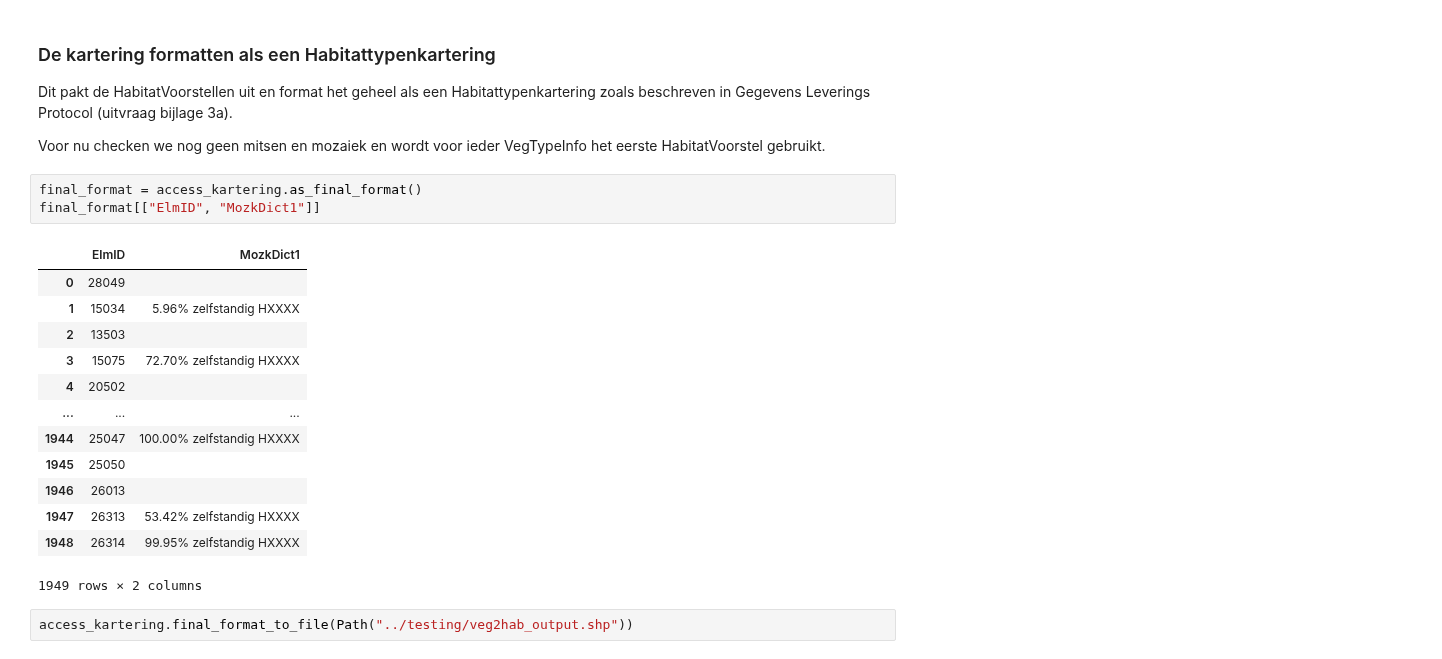
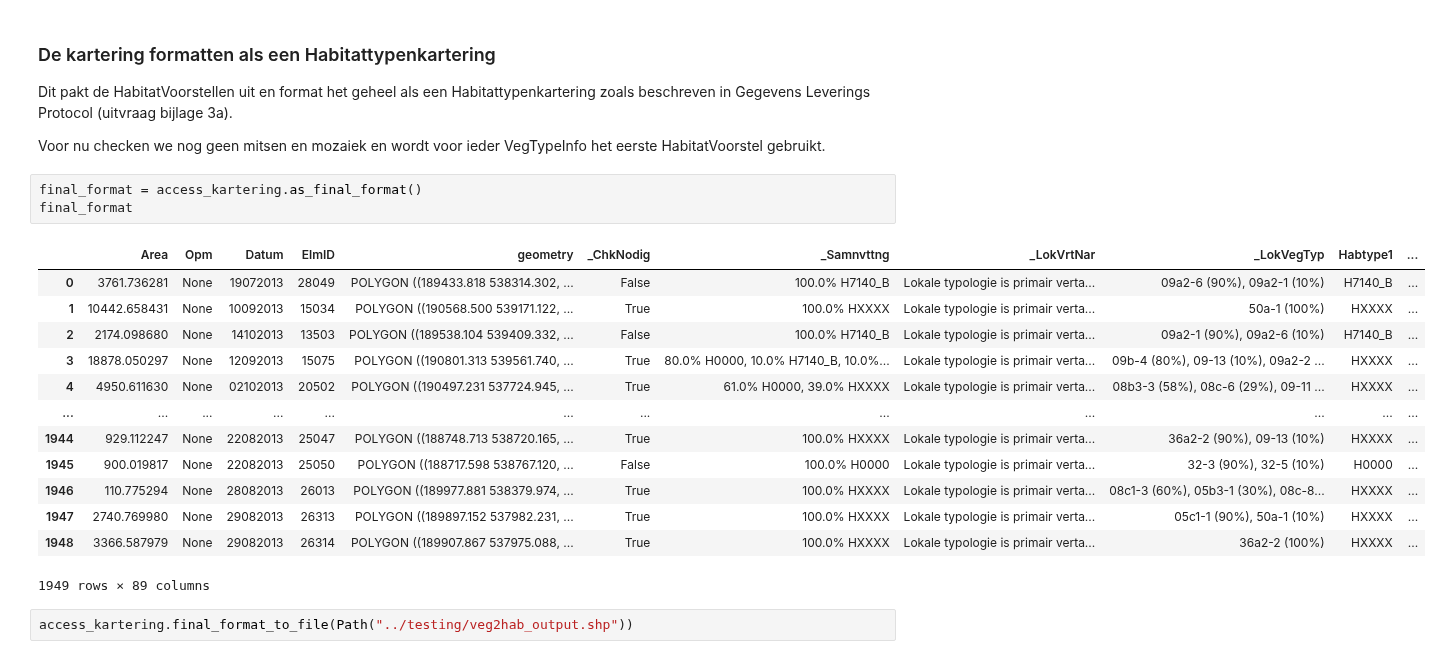
Before and after one commit to Spheer-ai/veg2hab, a Jupyter notebook: notebooks/functionality_test.ipynb, the cells around one changed output. Drawn from its saved outputs; the diff is of its cells as text.

```diff
--- a/notebooks/functionality_test.ipynb
+++ b/notebooks/functionality_test.ipynb
@@ -170,20 +170,20 @@ Dit pakt de HabitatVoorstellen uit en format het geheel als een Habitattypenkart
 Voor nu checken we nog geen mitsen en mozaiek en wordt voor ieder VegTypeInfo het eerste HabitatVoorstel gebruikt.
 # %%
 final_format = access_kartering.as_final_format()
-final_format[["ElmID", "MozkDict1"]]
+final_format
 # %% [output]
-|  | ElmID | MozkDict1 |
-| 0 | 28049 |  |
-| 1 | 15034 | 5.96% zelfstandig HXXXX |
-| 2 | 13503 |  |
-| 3 | 15075 | 72.70% zelfstandig HXXXX |
-| 4 | 20502 |  |
-| ... | ... | ... |
-| 1944 | 25047 | 100.00% zelfstandig HXXXX |
-| 1945 | 25050 |  |
-| 1946 | 26013 |  |
-| 1947 | 26313 | 53.42% zelfstandig HXXXX |
-| 1948 | 26314 | 99.95% zelfstandig HXXXX |
+|  | Area | Opm | Datum | ElmID | geometry | _ChkNodig | _Samnvttng | _LokVrtNar | _LokVegTyp | Habtype1 | ... |
+| 0 | 3761.736281 | None | 19072013 | 28049 | POLYGON ((189433.818 538314.302, ... | False | 100.0% H7140_B | Lokale typologie is primair verta... | 09a2-6 (90%), 09a2-1 (10%) | H7140_B | ... |
+| 1 | 10442.658431 | None | 10092013 | 15034 | POLYGON ((190568.500 539171.122, ... | True | 100.0% HXXXX | Lokale typologie is primair verta... | 50a-1 (100%) | HXXXX | ... |
+| 2 | 2174.098680 | None | 14102013 | 13503 | POLYGON ((189538.104 539409.332, ... | False | 100.0% H7140_B | Lokale typologie is primair verta... | 09a2-1 (90%), 09a2-6 (10%) | H7140_B | ... |
+| 3 | 18878.050297 | None | 12092013 | 15075 | POLYGON ((190801.313 539561.740, ... | True | 80.0% H0000, 10.0% H7140_B, 10.0%... | Lokale typologie is primair verta... | 09b-4 (80%), 09-13 (10%), 09a2-2 ... | HXXXX | ... |
+| 4 | 4950.611630 | None | 02102013 | 20502 | POLYGON ((190497.231 537724.945, ... | True | 61.0% H0000, 39.0% HXXXX | Lokale typologie is primair verta... | 08b3-3 (58%), 08c-6 (29%), 09-11 ... | HXXXX | ... |
+| ... | ... | ... | ... | ... | ... | ... | ... | ... | ... | ... | ... |
+| 1944 | 929.112247 | None | 22082013 | 25047 | POLYGON ((188748.713 538720.165, ... | True | 100.0% HXXXX | Lokale typologie is primair verta... | 36a2-2 (90%), 09-13 (10%) | HXXXX | ... |
+| 1945 | 900.019817 | None | 22082013 | 25050 | POLYGON ((188717.598 538767.120, ... | False | 100.0% H0000 | Lokale typologie is primair verta... | 32-3 (90%), 32-5 (10%) | H0000 | ... |
+| 1946 | 110.775294 | None | 28082013 | 26013 | POLYGON ((189977.881 538379.974, ... | True | 100.0% HXXXX | Lokale typologie is primair verta... | 08c1-3 (60%), 05b3-1 (30%), 08c-8... | HXXXX | ... |
+| 1947 | 2740.769980 | None | 29082013 | 26313 | POLYGON ((189897.152 537982.231, ... | True | 100.0% HXXXX | Lokale typologie is primair verta... | 05c1-1 (90%), 50a-1 (10%) | HXXXX | ... |
+| 1948 | 3366.587979 | None | 29082013 | 26314 | POLYGON ((189907.867 537975.088, ... | True | 100.0% HXXXX | Lokale typologie is primair verta... | 36a2-2 (100%) | HXXXX | ... |
-1949 rows × 2 columns
+1949 rows × 89 columns
 # %%
 access_kartering.final_format_to_file(Path("../testing/veg2hab_output.shp"))
```
Also changed, not shown: parts of 2 cells of this notebook, 5 other files.
